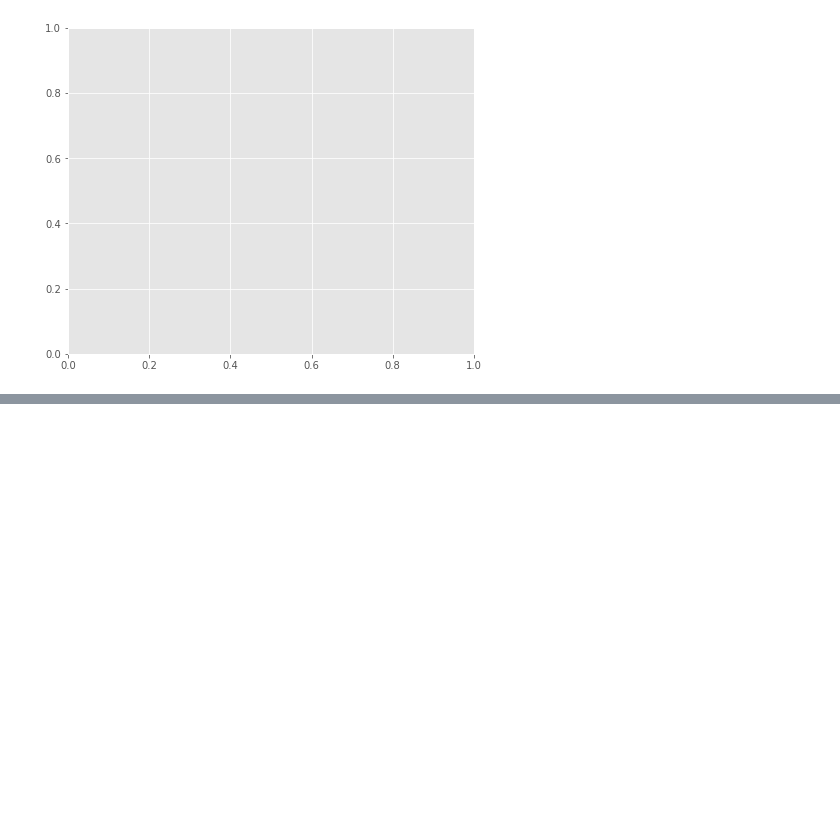
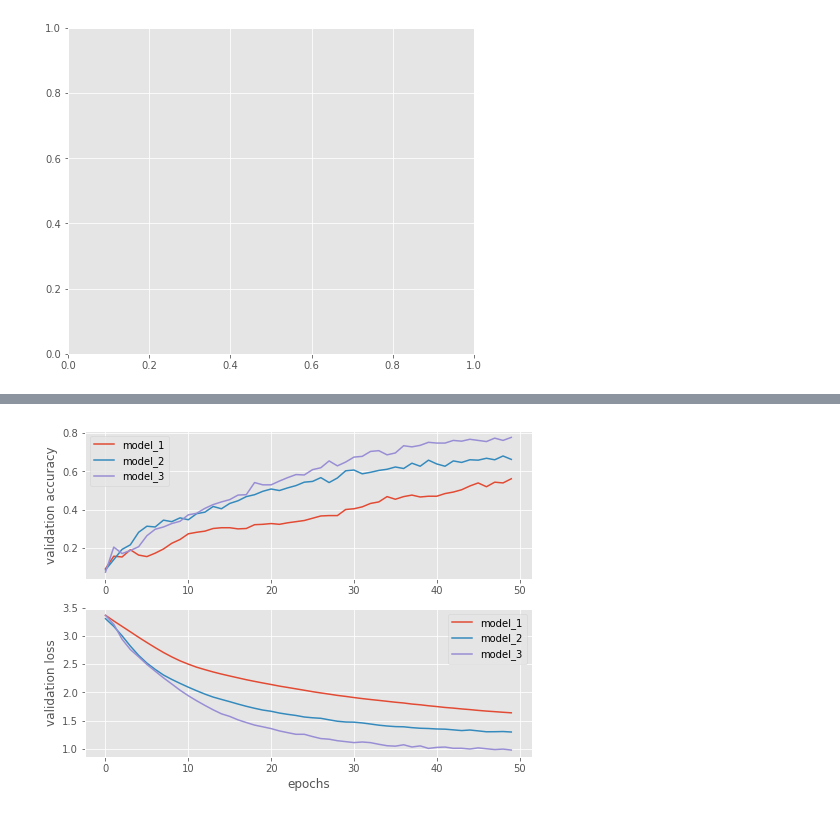
Before and after one commit to Adrian-Garcia/Machine-learning-1st-partial, a Jupyter notebook: 1st partial exam.ipynb, the cells around one changed output, grey strips where cells are left out. Saved outputs shown, nothing was run; the diff lists cells and outputs as text; code cells hidden in the pictures; blank space fills up the shorter version.

Commit message:
Added plots at neural net

```diff
--- a/1st partial exam.ipynb
+++ b/1st partial exam.ipynb
@@ -171,0 +217,21 @@ TypeError: '(slice(None, None, None), 0)' is an invalid key
+# %%
+from keras.callbacks import TensorBoard
+
+history_dict = {}
+
+cb = TensorBoard()
+
+for create_model in models:
+    model = create_model()
+    print('Model name:', model.name)
+    history_callback = model.fit(X_train, Y_train,
+                                 batch_size=5,
+                                 epochs=50,
+                                 verbose=0,
+                                 validation_data=(X_test, Y_test),
+                                 callbacks=[cb])
+    score = model.evaluate(X_test, Y_test, verbose=0)
+    print('Test loss:', score[0])
+    print('Test accuracy:', score[1])
+
+    history_dict[model.name] = [history_callback, model]
@@ -171,0 +248,17 @@ TypeError: '(slice(None, None, None), 0)' is an invalid key
+# %%
+fig, (ax1, ax2) = plt.subplots(2, figsize=(8, 6))
+
+for model_name in history_dict:
+    val_acc = history_dict[model_name][0].history['accuracy']
+    val_loss = history_dict[model_name][0].history['val_loss']
+    ax1.plot(val_acc, label=model_name)
+    ax2.plot(val_loss, label=model_name)
+
+ax1.set_ylabel('validation accuracy')
+ax2.set_ylabel('validation loss')
+ax2.set_xlabel('epochs')
+ax1.legend()
+ax2.legend()
+plt.show()
+# %% [output]
+[figure, added]
```
Also changed, not shown: parts of 2 cells of this notebook, 49 other files.
